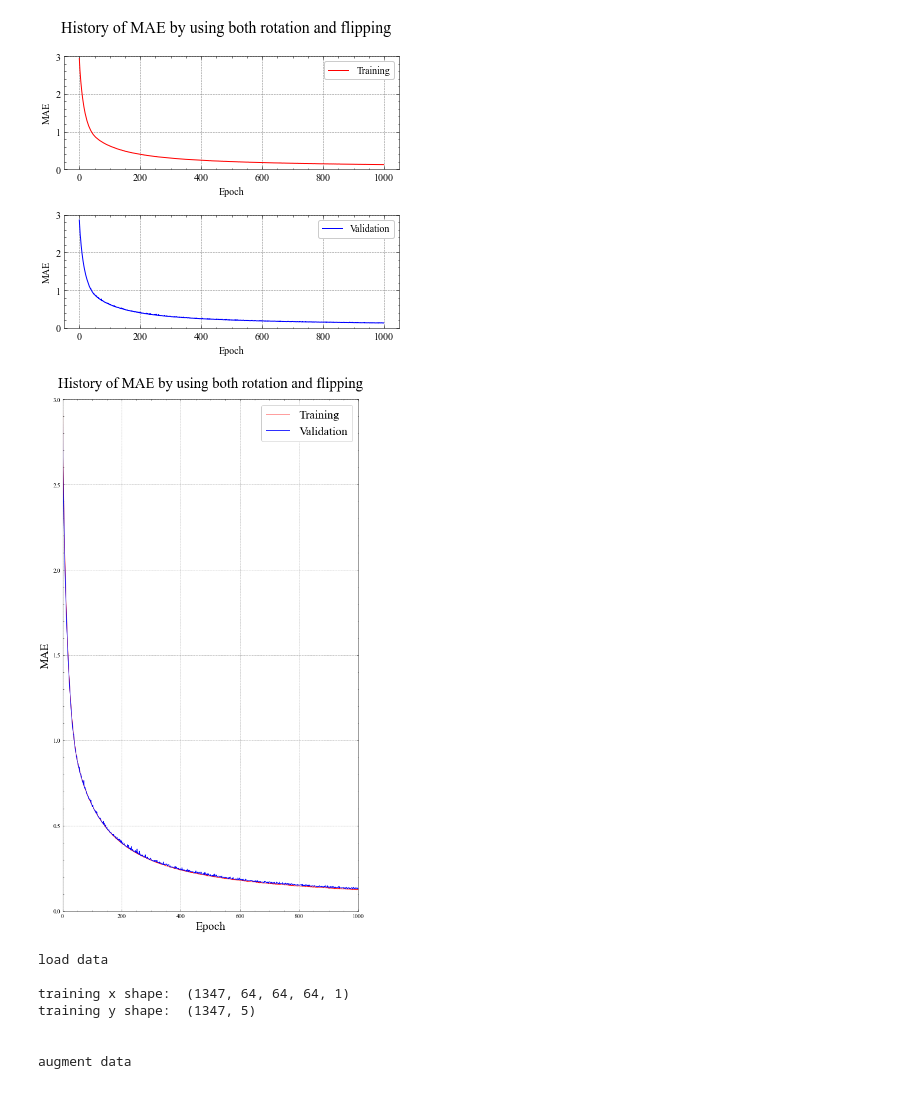
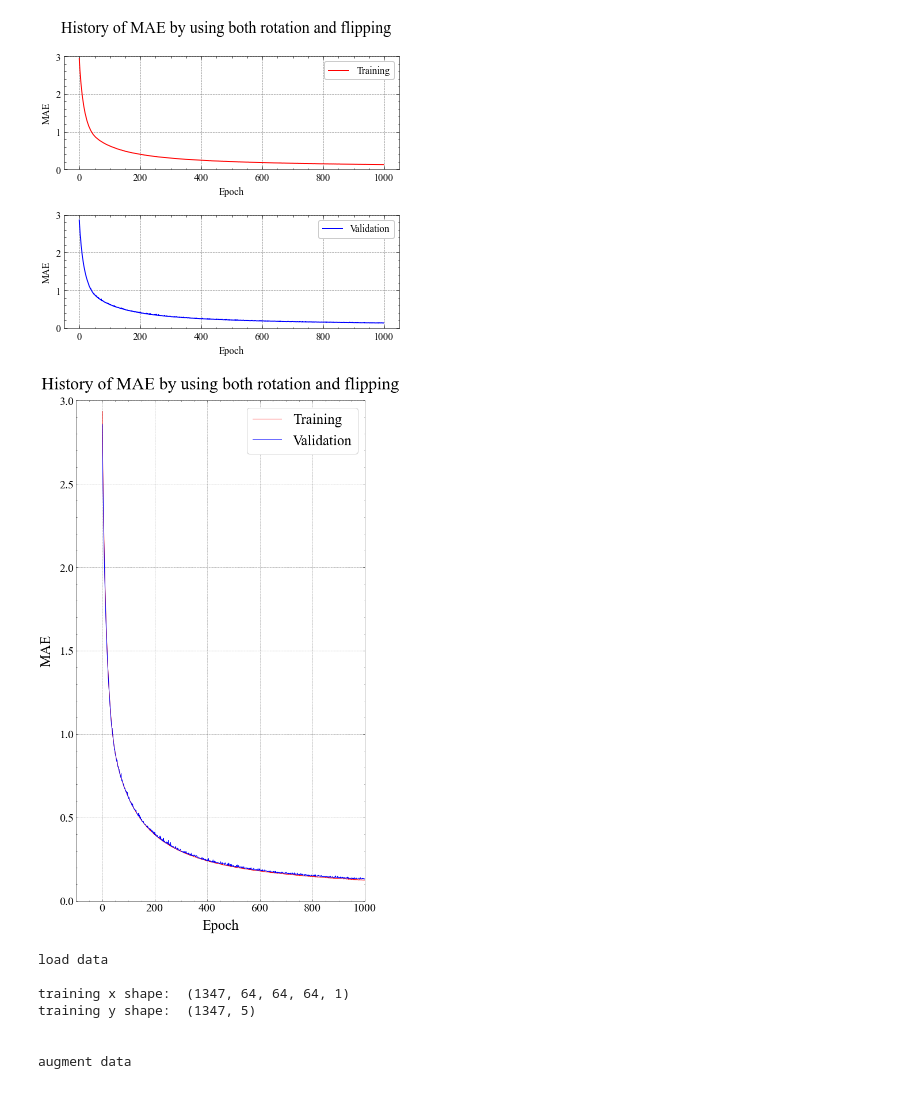
Before and after one commit to Diouo/Ni-YSZ_CNN, a Jupyter notebook: codes/rebuttal.ipynb, the cells around one changed output. Cells and saved outputs as stored; diff of their text form; code cells hidden in the pictures.

Commit message:
reset the range of x axis increase the fontsize

```diff
--- a/codes/rebuttal.ipynb
+++ b/codes/rebuttal.ipynb
@@ -404,24 +404,27 @@ plt.show()
 # %%
 # loss history
 train_loss = np.loadtxt("/home/guozy/Ni-YSZ_CNN/model/2023-04-19_21:45:40/TRAIN_loss.txt")
 val_loss = np.loadtxt("/home/guozy/Ni-YSZ_CNN/model/2023-04-19_21:45:40/VAL_loss.txt")
 
 plt.figure(figsize=(9, 16))
 
 plt.plot(train_loss, c='r', label='Training')
 plt.plot(val_loss, c='b', label='Validation')
 
-plt.legend(fontsize=20)
-plt.xlabel('Epoch',fontsize=20)
-plt.ylabel('MAE',fontsize=20)
+plt.xlim((-100,1100))
+plt.xlabel('Epoch',fontsize=25, labelpad = 10)
+plt.tick_params(axis='x',labelsize=20,) # y轴字体大小设置
+
 plt.ylim((0,3))
-plt.xlim((0,1000))
+plt.ylabel('MAE',fontsize=25, labelpad = 10)
+plt.tick_params(axis='y',labelsize=20,) # y轴字体大小设置
 
-plt.title('History of MAE by using both rotation and flipping',fontsize=25, pad=20)
+plt.legend(fontsize=25)
+plt.title('History of MAE by using both rotation and flipping',fontsize=30, pad=20)
 plt.savefig("/home/guozy/Ni-YSZ_CNN/Figure_9.jpg", dpi=500)
 plt.show()
 # %% [output]
-[figure, old version]
+[figure, new version]
 # %%
 from sklearn.model_selection import train_test_split
 
```
Also changed, not shown: 1 other file.
